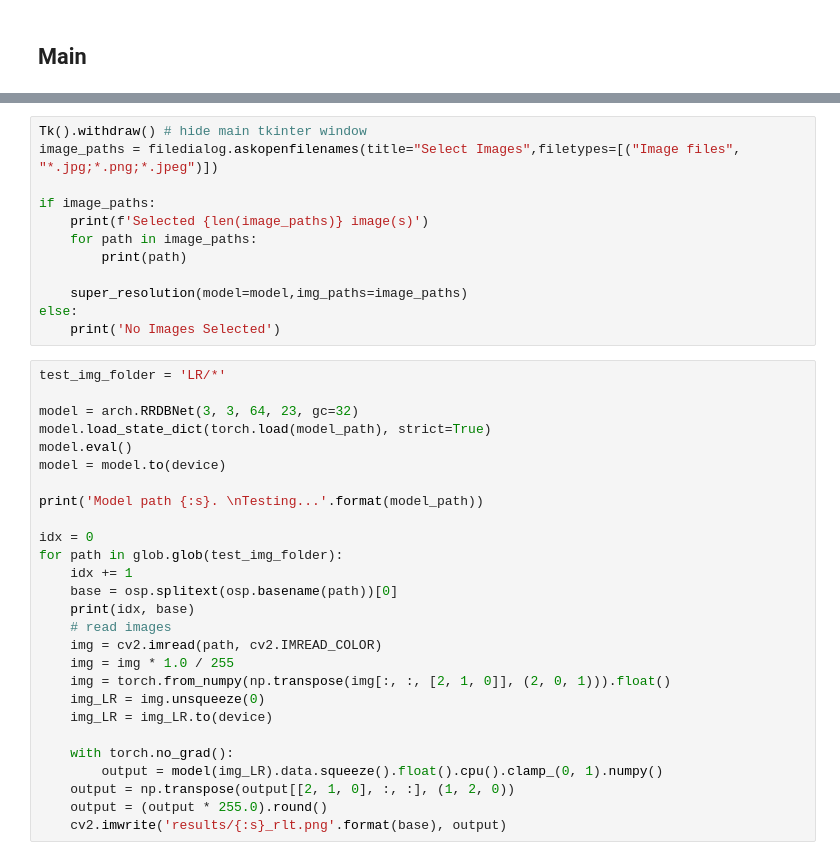
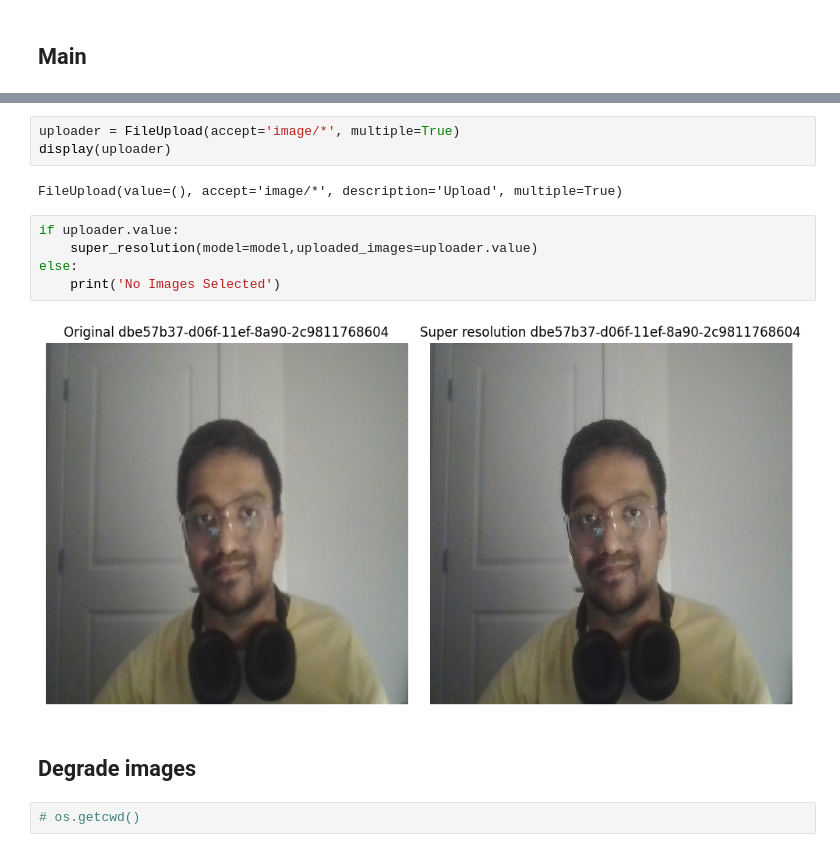
Before and after one commit to harshalchalke31/image-video-super-resolution, a Jupyter notebook: main.ipynb, the cells around one changed output, grey strips where cells are left out. Drawn from its saved outputs; the diff is of its cells as text.

Commit message:
main complete

```diff
--- a/main.ipynb
+++ b/main.ipynb
@@ -97,42 +97,19 @@ def super_resolution(model,img_paths):
         axes[idx][1].axis('off')
     plt.tight_layout()
     plt.show()
-# %%
-Tk().withdraw() # hide main tkinter window
-image_paths = filedialog.askopenfilenames(title="Select Images",filetypes=[("Image files", "*.jpg;*.png;*.jpeg")])
-
-if image_paths:
-    print(f'Selected {len(image_paths)} image(s)')
-    for path in image_paths:
-        print(path)
-
-    super_resolution(model=model,img_paths=image_paths)
-else:
-    print('No Images Selected')
-# %%
-test_img_folder = 'LR/*'
-
-model = arch.RRDBNet(3, 3, 64, 23, gc=32)
-model.load_state_dict(torch.load(model_path), strict=True)
-model.eval()
-model = model.to(device)
-
-print('Model path {:s}. \nTesting...'.format(model_path))
-
-idx = 0
-for path in glob.glob(test_img_folder):
-    idx += 1
-    base = osp.splitext(osp.basename(path))[0]
-    print(idx, base)
-    # read images
-    img = cv2.imread(path, cv2.IMREAD_COLOR)
-    img = img * 1.0 / 255
-    img = torch.from_numpy(np.transpose(img[:, :, [2, 1, 0]], (2, 0, 1))).float()
-    img_LR = img.unsqueeze(0)
-    img_LR = img_LR.to(device)
-
-    with torch.no_grad():
-        output = model(img_LR).data.squeeze().float().cpu().clamp_(0, 1).numpy()
-    output = np.transpose(output[[2, 1, 0], :, :], (1, 2, 0))
-    output = (output * 255.0).round()
-    cv2.imwrite('results/{:s}_rlt.png'.format(base), output)
+# %%
+uploader = FileUpload(accept='image/*', multiple=True)
+display(uploader)
+# %% [output]
+FileUpload(value=(), accept='image/*', description='Upload', multiple=True)
+# %%
+if uploader.value:
+    super_resolution(model=model,uploaded_images=uploader.value)
+else:
+    print('No Images Selected')
+# %% [output]
+[figure, added]
+# %% [markdown]
+## Degrade images
+# %%
+# os.getcwd()
```
Also changed, not shown: parts of 5 cells of this notebook, 10 other files.
